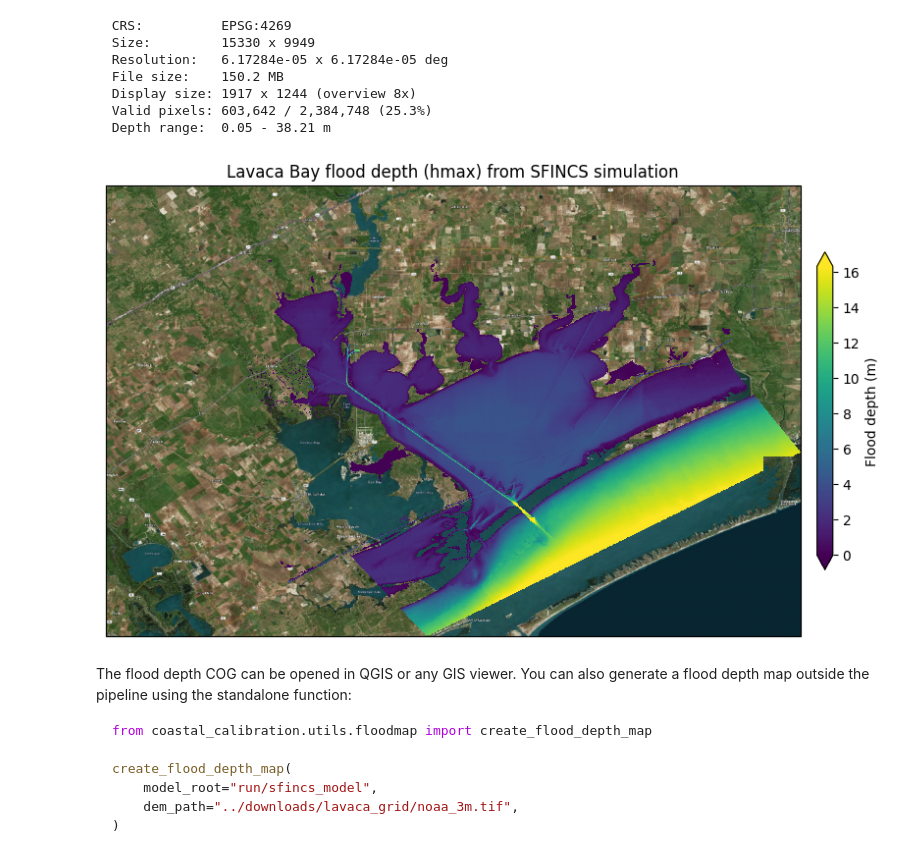
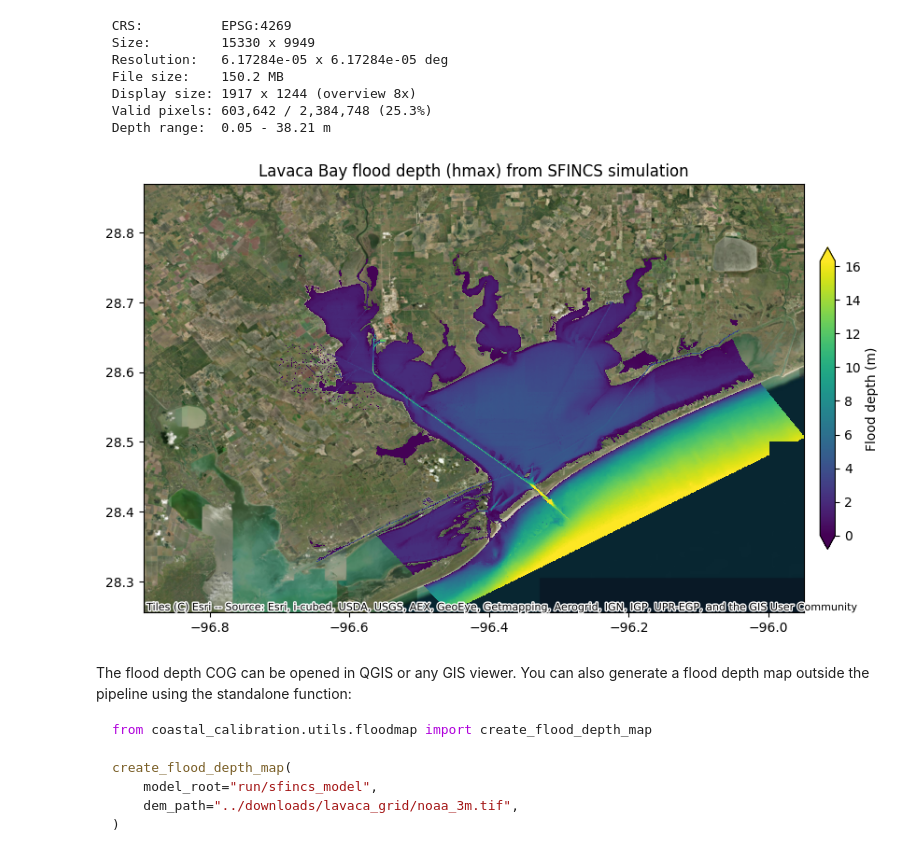
Before and after one commit to NGWPC/nwm-coastal, a Jupyter notebook: docs/examples/notebooks/lavaca_api.ipynb, the cells around one changed output. Saved outputs shown, nothing was run; the diff lists cells and outputs as text; code cells hidden in the pictures.

```diff
--- a/docs/examples/notebooks/lavaca_api.ipynb
+++ b/docs/examples/notebooks/lavaca_api.ipynb
@@ -354,46 +342,35 @@ if valid.any():
   Valid pixels: 603,642 / 2,384,748 (25.3%)
   Depth range:  0.05 - 38.21 m
 # %%
-# Build a cartopy projection that matches the raster CRS.
-if raster_crs.is_projected:
-    proj = ccrs.epsg(raster_crs.to_epsg())
-    data_crs = proj
-else:
-    proj = ccrs.PlateCarree()
-    data_crs = ccrs.PlateCarree()
+# Plot flood depth with satellite basemap using contextily.
+import contextily as cx
 
 extent = [bounds.left, bounds.right, bounds.bottom, bounds.top]
 
-fig = plt.figure(figsize=(11, 7))
-ax = fig.add_subplot(1, 1, 1, projection=proj)
-ax.set_extent(extent, crs=data_crs)
+fig, ax = plt.subplots(figsize=(11, 7))
 
-# Satellite background tiles
-tiles = cimgt.QuadtreeTiles()
-ax.add_image(tiles, 12)
-
-# Overlay flood depth — use a masked array so cartopy renders
-# invalid pixels as fully transparent over the satellite tiles.
 cmap = plt.cm.viridis.copy()
 cmap.set_bad(alpha=0)
 hmax_plot = np.ma.masked_invalid(hmax_masked)
 
 im = ax.imshow(
     hmax_plot,
     extent=extent,
     origin="upper",
-    transform=data_crs,
     cmap=cmap,
     vmin=0,
     vmax=np.nanpercentile(hmax_masked, 98),
     interpolation="nearest",
     zorder=2,
 )
+
+cx.add_basemap(ax, crs=raster_crs.to_epsg(), source=cx.providers.Esri.WorldImagery, zoom=12)
+
 fig.colorbar(im, ax=ax, label="Flood depth (m)", shrink=0.6, pad=0.02, extend="both")
 ax.set_title("Lavaca Bay flood depth (hmax) from SFINCS simulation")
 plt.show()
 # %% [output]
-[figure, old version]
+[figure, new version]
 # %% [markdown]
 The flood depth COG can be opened in QGIS or any GIS viewer.
 You can also generate a flood depth map outside the pipeline
```
Also changed, not shown: parts of 5 cells of this notebook, 1 other file.
